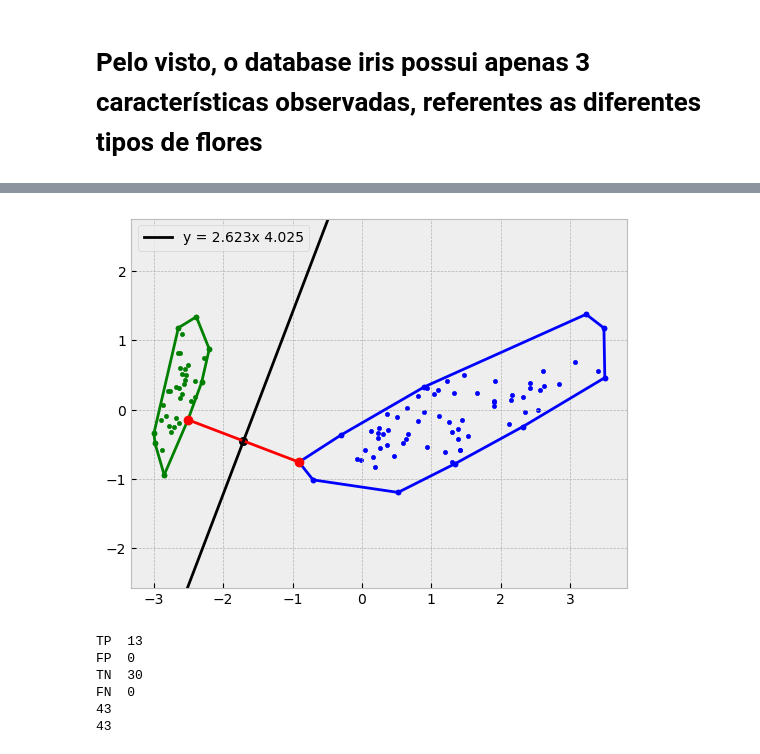
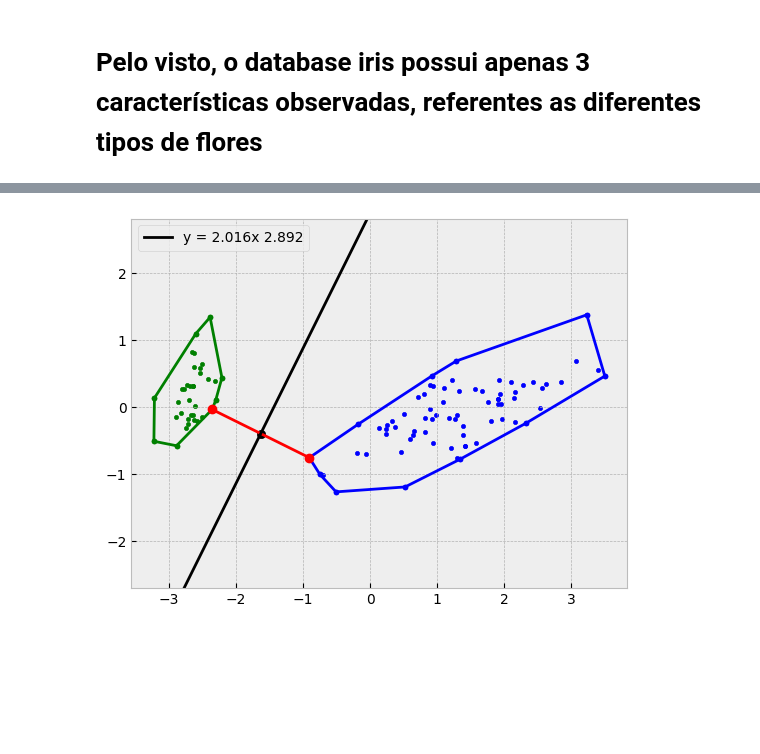
Before and after one commit to probablygab/2d-linear-classifier, a Jupyter notebook: tp1_alg2.ipynb, the cells around one changed output, grey strips where cells are left out. Cells and saved outputs as stored; diff of their text form; code cells hidden in the pictures; blank space fills up the shorter version.

```diff
--- a/tp1_alg2.ipynb
+++ b/tp1_alg2.ipynb
@@ -1043,9 +908,7 @@ pca = PCA(n_components=2)
 
 pca.fit(X_iris)
 
-iris_new = pca.transform(X_iris)
+iris2D = pca.transform(X_iris)
 
-
-# plot data below
-plotConvexHullDatabases(iris.target, iris_new)
+plotConvexHullDatabases(iris.target, iris2D)
 # %% [output]
@@ -1085,91 +916,23 @@ plotConvexHullDatabases(d70t, d70)
 # %%
 
-#MAKE THIS BECAUSE WE _____KNOW _____ THAT THE DATABASE IS SEPARABLE
-def separateDatabaseByTarget(database, databaseTarget, target):
+trainingData, trainingDataLabel, testData, testDataLabel = generateTrainingAndTestingData(iris2D, iris.target)
 
-    dbEqualsTarg = []
-    dbEqualsTargTarg = []
-
-    dbNotEqTarg = []
-    dbNotEqTargTarg = []
-
-    for (i, j) in zip(database, databaseTarget):
-        rand = np.random.randint(0,100)
-        if (j == target):
-            dbEqualsTarg.append(i)
-            dbEqualsTargTarg.append(j)
-        else:
-            dbNotEqTarg.append(i)
-            dbNotEqTargTarg.append(j)
-
-    dbEqualsTarg = np.array(dbEqualsTarg)
-    dbEqualsTargTarg = np.array(dbEqualsTargTarg)
-    dbNotEqTarg = np.array(dbNotEqTarg)
-    dbNotEqTargTarg = np.array(dbNotEqTargTarg)
-
-    return (dbEqualsTarg, dbEqualsTargTarg, dbNotEqTarg, dbNotEqTargTarg)
-
-
-#hulld70Seg, hulld70 = grahamScan([x for x in d70])
-
-
-dbTarget0, dbTargetTarget0, dbNotTarget0, dbTargetNotTarget0 = separateDatabaseByTarget(d70, d70t, 0)
+dbTarget0, dbTargetTarget0, dbNotTarget0, dbTargetNotTarget0 = separateDatabaseByTarget(trainingData, trainingDataLabel, 0)
 
 hulld70t0Seg, hulld70t0 = grahamScan([x for x in dbTarget0])
 hulld70Nott0Seg, hulld70Nott0 = grahamScan([x for x in dbNotTarget0])
 
 plotConvexHull([x for x in dbTarget0], hulld70t0Seg, marker='.', color='green')
 plotConvexHull([x for x in dbNotTarget0], hulld70Nott0Seg, marker='.')
 
 #linearSweeping(hull1Seg + hull2Seg, True)  #Dont do it because we did by FEELING
 
 segClosest = findClosestPointsBetweenTwoConvexHulls(hulld70t0, hulld70Nott0)
 
 plotSegments([segClosest], color='red') # current segments
 
 slope, intercept, xMiddle, yMiddle = findPerpendicularLineEq(segClosest)
 
 plotLineFromEquation(slope, intercept, xMiddle, yMiddle, color='black')
 # %% [output]
-[figure, old version]
+[figure, new version]
-# %%
-# now we have the model
-
-target_hat = []
-for i in d30:
-    if ( ANTI_CLOCKWISE == checkPointInModel(i, slope, intercept)):
-        target_hat.append(0)
-    else:
-        target_hat.append(1)
-
-countTP = 0
-countFP = 0
-countTN = 0
-countFN = 0
-
-for i,j in zip(d30t, target_hat):
-    if (i == j == 0):
-        countTP+=1
-    elif (i != 0 and j != 0):
-        countTN+=1
-    elif (i != j):
-        if j == 0:
-            countFP +=1
-        elif j != 0:
-            countFN += 1
-
-print("TP ", countTP)
-print("FP ", countFP)
-print("TN ", countTN)
-print("FN ", countFN)
-print(len(d30t))
-print(len(target_hat))
-
-# ------------------------------>>>>>>>>>>>>>>>>>>>>>>>>>>> gerar revocação, precisão e f1score
-# %% [output]
-TP  13
-FP  0
-TN  30
-FN  0
-43
-43
```
Also changed, not shown: parts of 28 cells of this notebook, 3 other files.
